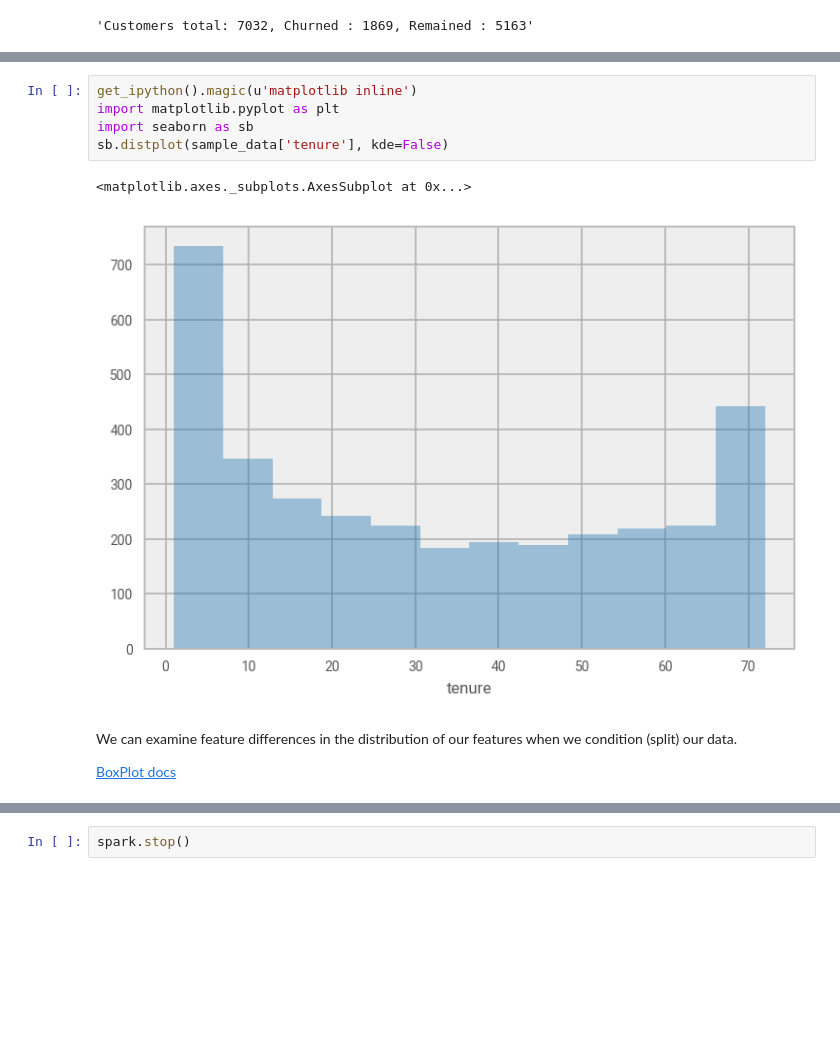
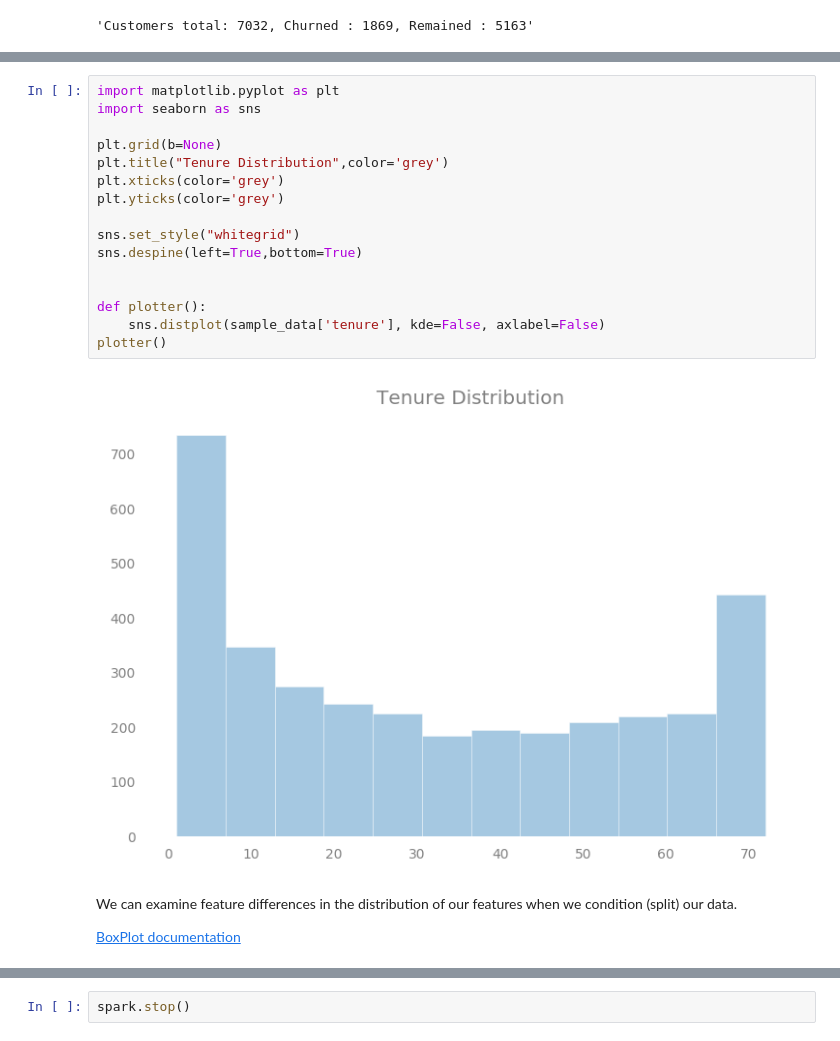
Before and after one commit to DigitalSal/cml_churn_demo, a Jupyter notebook: 2_data_exploration.ipynb, the cells around one changed output, grey strips where cells are left out. Cells and saved outputs as stored; diff of their text form; blank space fills up the shorter version.

```diff
--- a/2_data_exploration.ipynb
+++ b/2_data_exploration.ipynb
@@ -104,12 +116,22 @@ Seaborn has a standard function called [dist()](http://stanford.edu/~mwaskom/sof
-# %%
-get_ipython().magic(u'matplotlib inline')
-import matplotlib.pyplot as plt
-import seaborn as sb
-sb.distplot(sample_data['tenure'], kde=False)
-# %% [output]
-<matplotlib.axes._subplots.AxesSubplot at 0x...>
-[figure, removed]
+# %%
+import matplotlib.pyplot as plt
+import seaborn as sns
+
+plt.grid(b=None)
+plt.title("Tenure Distribution",color='grey')
+plt.xticks(color='grey')
+plt.yticks(color='grey')
+
+sns.set_style("whitegrid")
+sns.despine(left=True,bottom=True)
+
+
+def plotter():
+    sns.distplot(sample_data['tenure'], kde=False, axlabel=False)
+plotter()
+# %% [output]
+[figure, added]
 # %% [markdown]
 We can examine feature differences in the distribution of our features when we condition (split) our data.
 
-[BoxPlot docs](http://stanford.edu/~mwaskom/software/seaborn/generated/seaborn.boxplot.html)
+[BoxPlot documentation](https://seaborn.pydata.org/generated/seaborn.boxplot.html?highlight=boxplot#seaborn.boxplot)
```
Also changed, not shown: parts of 17 cells of this notebook, 17 other files.
